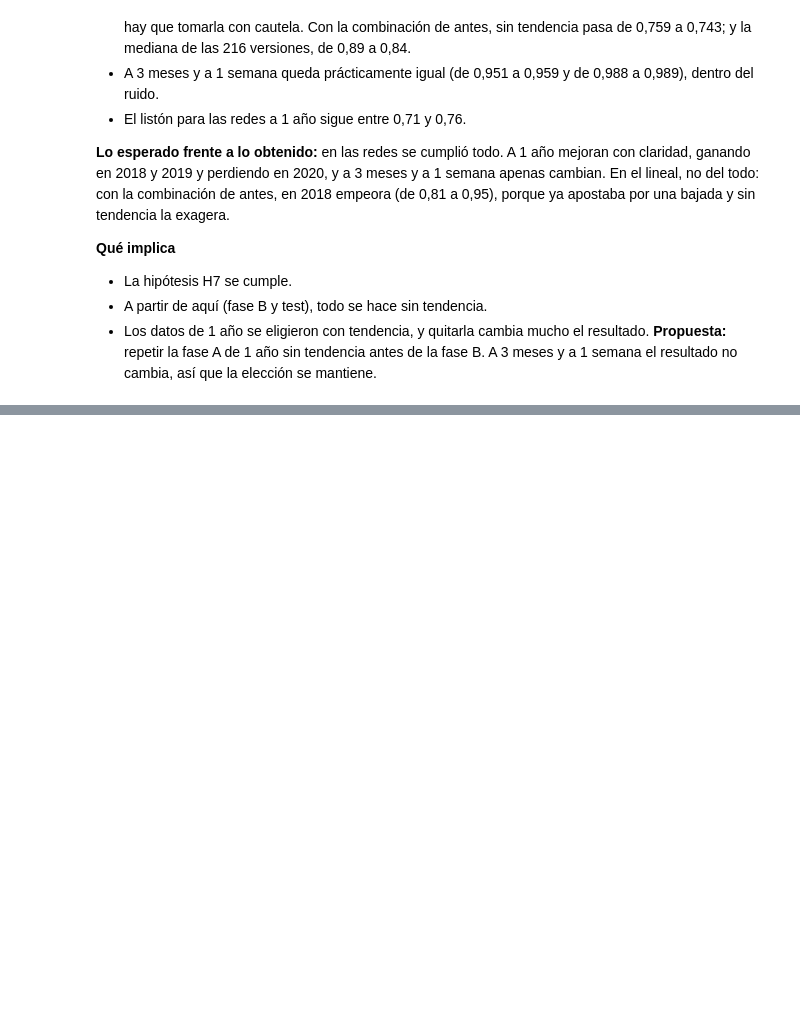
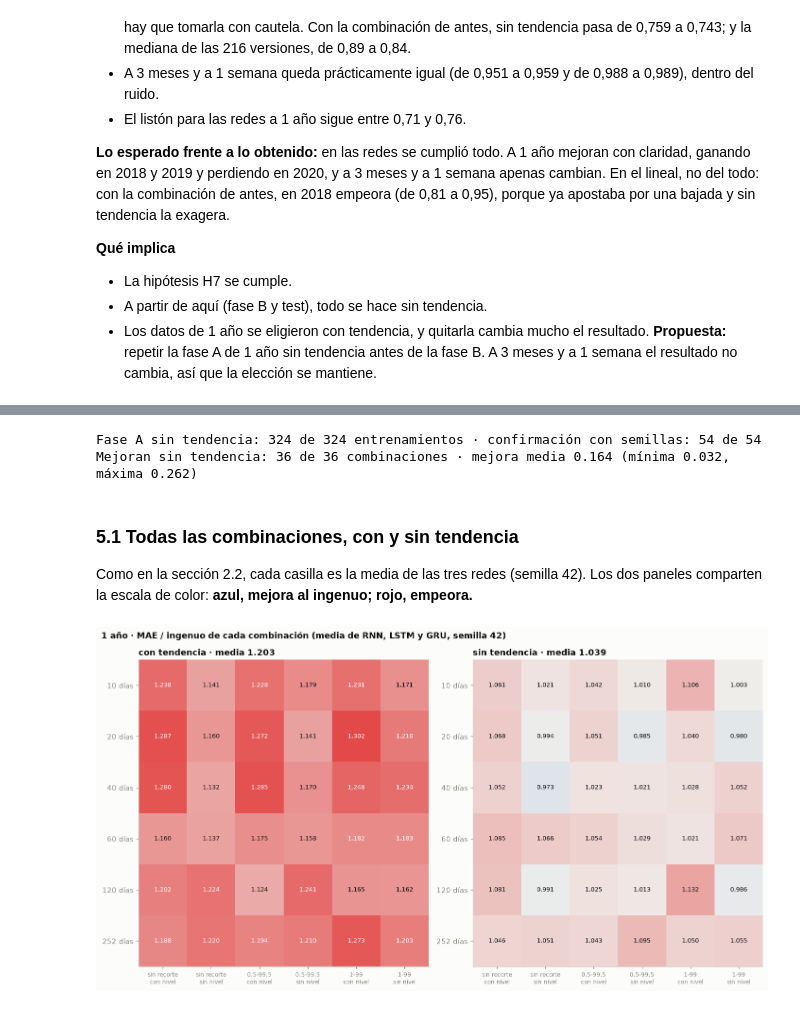
Before and after one commit to PabloJimenezGirardeau/Caso-Oil-Price, a Jupyter notebook: notebooks/03_modelado.ipynb, the cells around one changed output, grey strips where cells are left out. Saved outputs shown, nothing was run; the diff lists cells and outputs as text; code cells hidden in the pictures; blank space fills up the shorter version.

```diff
--- a/notebooks/03_modelado.ipynb
+++ b/notebooks/03_modelado.ipynb
@@ -801,0 +815,50 @@ tabla_lin.round(3)
+# %%
+a_sin = pd.read_csv(config.DIR_RESULTADOS / "fase_a_sin_tendencia.csv", on_bad_lines="skip").dropna(subset=["MAE"])
+semillas_sin = pd.read_csv(config.DIR_RESULTADOS / "fase_a_sin_tendencia_semillas.csv",
+                           on_bad_lines="skip").dropna(subset=["MAE"])
+print(f"Fase A sin tendencia: {len(a_sin)} de {36 * 3 * 3} entrenamientos · "
+      f"confirmación con semillas: {len(semillas_sin)} de {3 * 2 * 3 * 3}")
+
+
+def media_combinaciones(df):
+    """«MAE / ingenuo» de cada combinación de 1 año (media de las 3 redes, semilla 42)."""
+    r = ex.resumir(df[(df["horizonte"] == "largo") & (df["modelo"] != "Lineal")])
+    return r.groupby(["ventana", "recorte", "nivel"])["MAE / ingenuo"].mean()
+
+
+comparacion = pd.DataFrame({"con tendencia": media_combinaciones(resultados),
+                            "sin tendencia": media_combinaciones(a_sin)})
+comparacion["mejora"] = comparacion["con tendencia"] - comparacion["sin tendencia"]
+print(f"Mejoran sin tendencia: {(comparacion['mejora'] > 0).sum()} de {len(comparacion)} combinaciones · "
+      f"mejora media {comparacion['mejora'].mean():.3f} (mínima {comparacion['mejora'].min():.3f}, "
+      f"máxima {comparacion['mejora'].max():.3f})")
+# %% [output]
+Fase A sin tendencia: 324 de 324 entrenamientos · confirmación con semillas: 54 de 54
+Mejoran sin tendencia: 36 de 36 combinaciones · mejora media 0.164 (mínima 0.032, máxima 0.262)
+# %% [markdown]
+### 5.1 Todas las combinaciones, con y sin tendencia
+
+Como en la sección 2.2, cada casilla es la media de las tres redes (semilla 42). Los dos paneles comparten la escala de color: **azul, mejora al ingenuo; rojo, empeora.**
+# %%
+tablas = {nombre: comparacion[nombre].unstack(["recorte", "nivel"]).reindex(columns=list(NOMBRE_VARIANTE))
+          for nombre in ["con tendencia", "sin tendencia"]}
+distancia = max(max(abs(t.values - 1).max() for t in tablas.values()), 0.05)
+norma = TwoSlopeNorm(vcenter=1, vmin=1 - distancia, vmax=1 + distancia)
+fig, axes = plt.subplots(1, 2, figsize=(13, 0.75 * len(config.VENTANAS) + 2.6))
+for ax, (nombre, tabla) in zip(axes, tablas.items()):
+    ax.imshow(tabla.values, cmap=DIVERGENTE.reversed(), norm=norma, aspect="auto")
+    for i in range(tabla.shape[0]):
+        for j in range(tabla.shape[1]):
+            valor = tabla.values[i, j]
+            ax.text(j, i, f"{valor:.3f}", ha="center", va="center", fontsize=8.5,
+                    color="#ffffff" if abs(valor - 1) > 0.6 * distancia else TINTA)
+    ax.set_xticks(range(tabla.shape[1]), [NOMBRE_VARIANTE[c] for c in tabla.columns], fontsize=8)
+    ax.set_yticks(range(tabla.shape[0]), [f"{v} días" for v in tabla.index])
+    ax.grid(False)
+    ax.set_title(f"{nombre} · media {tabla.values.mean():.3f}")
+fig.suptitle("1 año · MAE / ingenuo de cada combinación (media de RNN, LSTM y GRU, semilla 42)",
+             x=0.01, ha="left", fontweight="bold")
+plt.tight_layout()
+plt.show()
+# %% [output]
+[figure, added]
```
Also changed, not shown: parts of 18 cells of this notebook, 10 other files.
